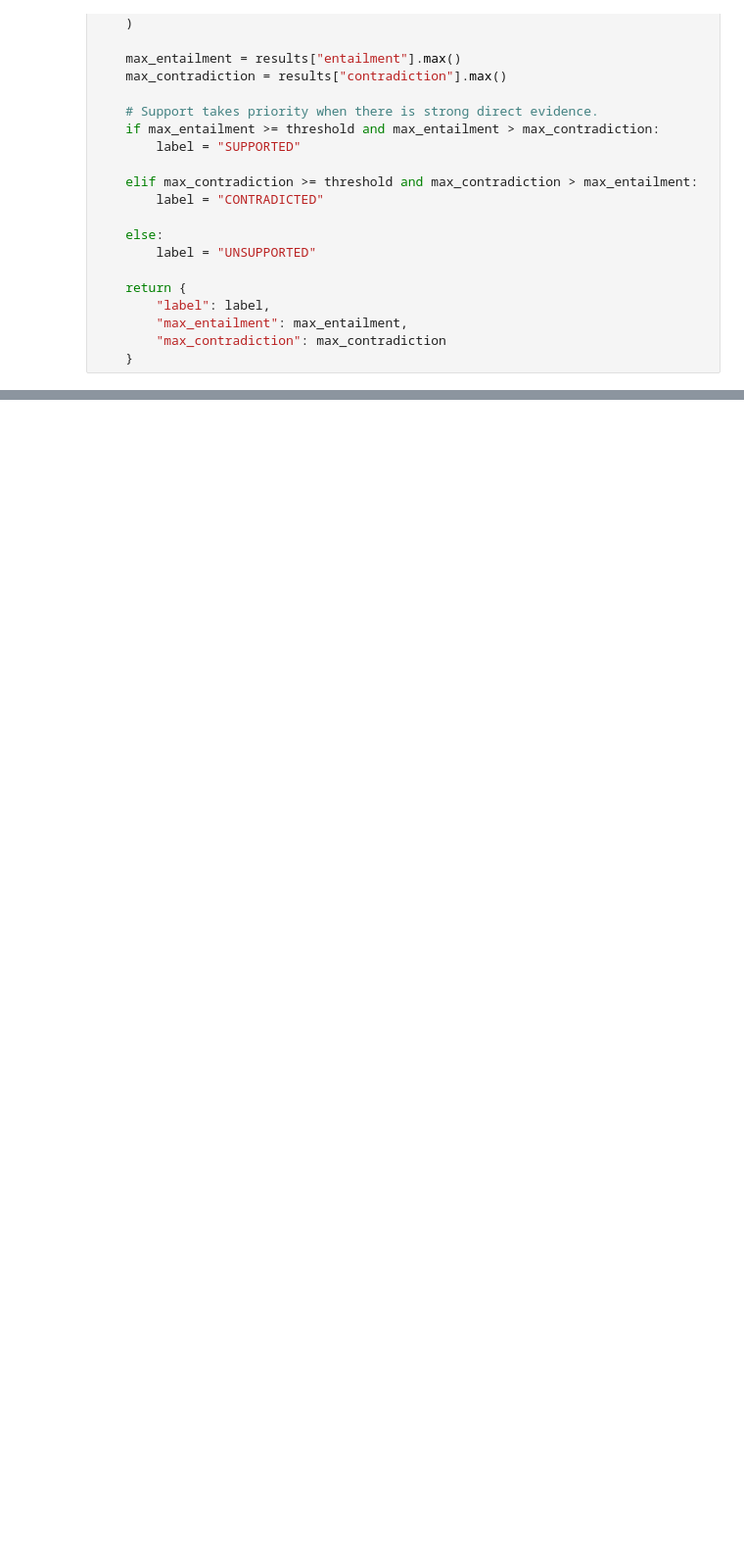
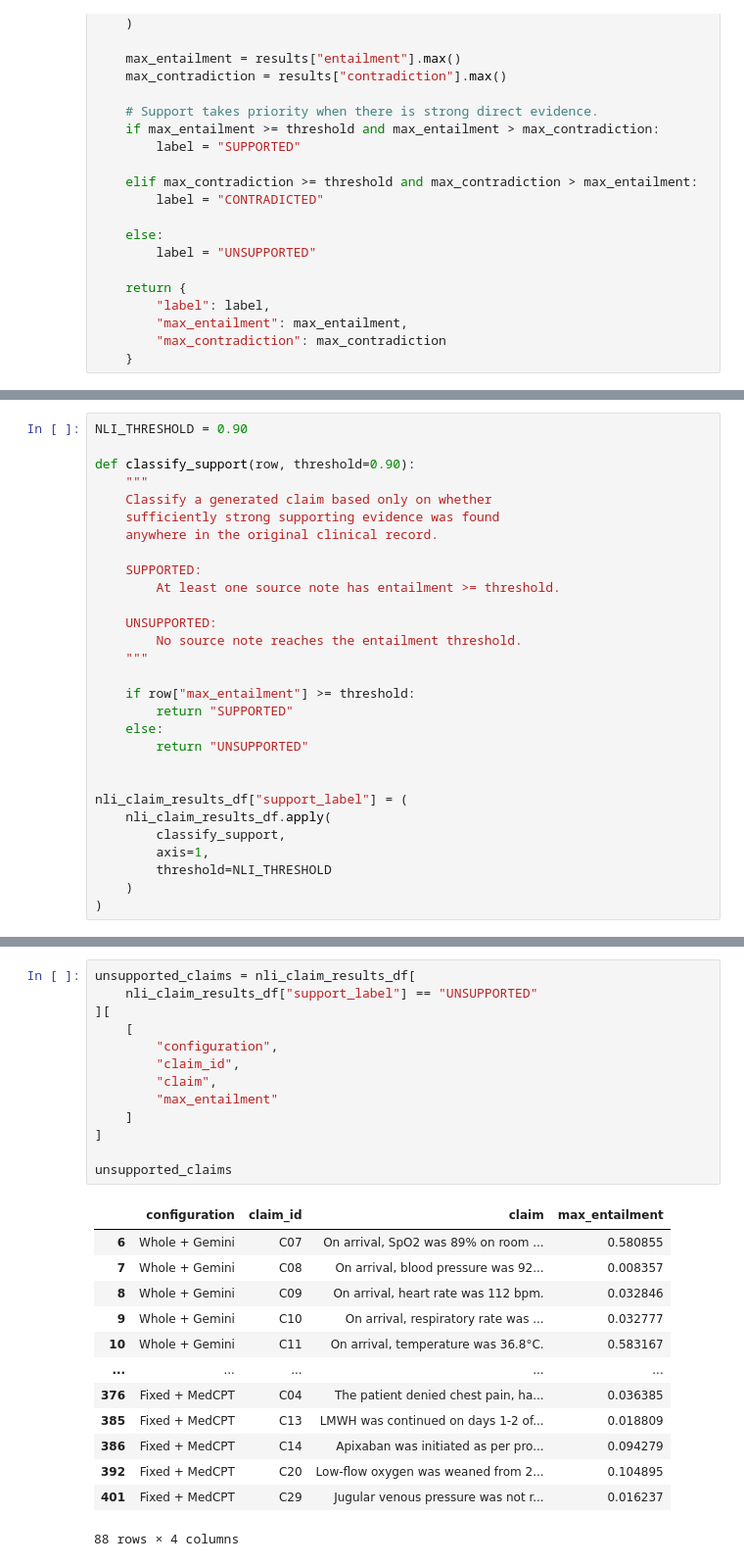
Before and after one commit to pallavi-cs-ai/clinical-summarization-eval, a Jupyter notebook: notebooks/03_workflow_2_rag_experiments.ipynb, the cells around one changed output, grey strips where cells are left out. Shown at 98% size. Saved outputs shown, nothing was run; the diff lists cells and outputs as text; blank space fills up the shorter version.

```diff
--- a/notebooks/03_workflow_2_rag_experiments.ipynb
+++ b/notebooks/03_workflow_2_rag_experiments.ipynb
@@ -4929,0 +5225,29 @@ nli_claim_results_df.head()
+# %%
+NLI_THRESHOLD = 0.90
+
+def classify_support(row, threshold=0.90):
+    """
+    Classify a generated claim based only on whether
+    sufficiently strong supporting evidence was found
+    anywhere in the original clinical record.
+
+    SUPPORTED:
+        At least one source note has entailment >= threshold.
+
+    UNSUPPORTED:
+        No source note reaches the entailment threshold.
+    """
+
+    if row["max_entailment"] >= threshold:
+        return "SUPPORTED"
+    else:
+        return "UNSUPPORTED"
+
+
+nli_claim_results_df["support_label"] = (
+    nli_claim_results_df.apply(
+        classify_support,
+        axis=1,
+        threshold=NLI_THRESHOLD
+    )
+)
@@ -4929,0 +5317,27 @@ nli_claim_results_df.head()
+# %%
+unsupported_claims = nli_claim_results_df[
+    nli_claim_results_df["support_label"] == "UNSUPPORTED"
+][
+    [
+        "configuration",
+        "claim_id",
+        "claim",
+        "max_entailment"
+    ]
+]
+
+unsupported_claims
+# %% [output]
+|  | configuration | claim_id | claim | max_entailment |
+| 6 | Whole + Gemini | C07 | On arrival, SpO2 was 89% on room ... | 0.580855 |
+| 7 | Whole + Gemini | C08 | On arrival, blood pressure was 92... | 0.008357 |
+| 8 | Whole + Gemini | C09 | On arrival, heart rate was 112 bpm. | 0.032846 |
+| 9 | Whole + Gemini | C10 | On arrival, respiratory rate was ... | 0.032777 |
+| 10 | Whole + Gemini | C11 | On arrival, temperature was 36.8°C. | 0.583167 |
+| ... | ... | ... | ... | ... |
+| 376 | Fixed + MedCPT | C04 | The patient denied chest pain, ha... | 0.036385 |
+| 385 | Fixed + MedCPT | C13 | LMWH was continued on days 1‑2 of... | 0.018809 |
+| 386 | Fixed + MedCPT | C14 | Apixaban was initiated as per pro... | 0.094279 |
+| 392 | Fixed + MedCPT | C20 | Low‑flow oxygen was weaned from 2... | 0.104895 |
+| 401 | Fixed + MedCPT | C29 | Jugular venous pressure was not r... | 0.016237 |
+88 rows × 4 columns
```
Also changed, not shown: parts of 25 cells of this notebook, 3 other files.
